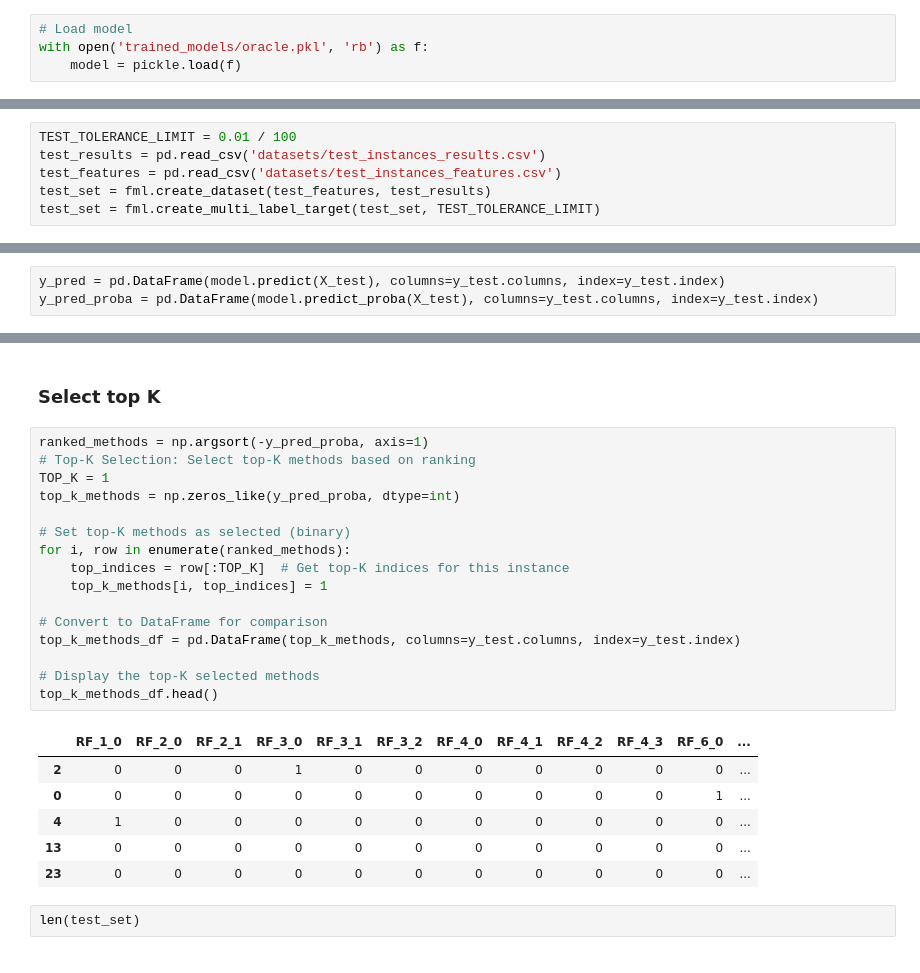
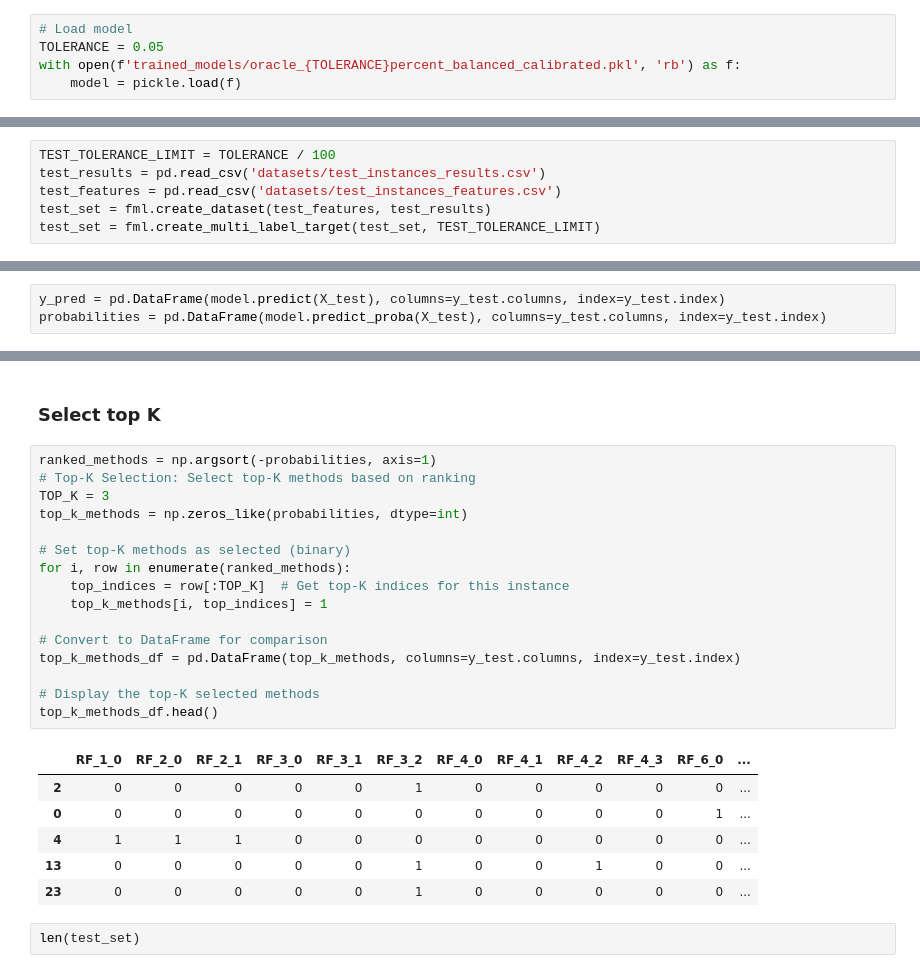
Before and after one commit to lucasgmalheiros/tcc-relax-and-fix, a Jupyter notebook: predict_heuristics/test_multi_label_classification.ipynb, the cells around one changed output, grey strips where cells are left out. Saved outputs shown, nothing was run; the diff lists cells and outputs as text.

```diff
--- a/predict_heuristics/test_multi_label_classification.ipynb
+++ b/predict_heuristics/test_multi_label_classification.ipynb
@@ -10,12 +10,13 @@ Depois posso separar uma análise para problemas que não haviam no teste (30 pl
 # Oracle
 # %%
 # Load model
-with open('trained_models/oracle.pkl', 'rb') as f:
+TOLERANCE = 0.05
+with open(f'trained_models/oracle_{TOLERANCE}percent_balanced_calibrated.pkl', 'rb') as f:
     model = pickle.load(f)
 # %% [markdown]
 # Test set ("new instances")
 # %%
-TEST_TOLERANCE_LIMIT = 0.01 / 100
+TEST_TOLERANCE_LIMIT = TOLERANCE / 100
 test_results = pd.read_csv('datasets/test_instances_results.csv')
 test_features = pd.read_csv('datasets/test_instances_features.csv')
 test_set = fml.create_dataset(test_features, test_results)
@@ -51,7 +52,7 @@ y_test = test_set[target_cols]
 ## Predict
 # %%
 y_pred = pd.DataFrame(model.predict(X_test), columns=y_test.columns, index=y_test.index)
-y_pred_proba = pd.DataFrame(model.predict_proba(X_test), columns=y_test.columns, index=y_test.index)
+probabilities = pd.DataFrame(model.predict_proba(X_test), columns=y_test.columns, index=y_test.index)
 # %%
 hamming = hamming_loss(y_test, y_pred)
 print("Hamming Loss:", hamming)
@@ -156,28 +157,28 @@ method_evaluation_results_df
 # %% [markdown]
 ### Select top K
 # %%
-ranked_methods = np.argsort(-y_pred_proba, axis=1)
+ranked_methods = np.argsort(-probabilities, axis=1)
 # Top-K Selection: Select top-K methods based on ranking
-TOP_K = 1
-top_k_methods = np.zeros_like(y_pred_proba, dtype=int)
+TOP_K = 3
+top_k_methods = np.zeros_like(probabilities, dtype=int)
 
 # Set top-K methods as selected (binary)
 for i, row in enumerate(ranked_methods):
     top_indices = row[:TOP_K]  # Get top-K indices for this instance
     top_k_methods[i, top_indices] = 1
 
 # Convert to DataFrame for comparison
 top_k_methods_df = pd.DataFrame(top_k_methods, columns=y_test.columns, index=y_test.index)
 
 # Display the top-K selected methods
 top_k_methods_df.head()
 # %% [output]
 |  | RF_1_0 | RF_2_0 | RF_2_1 | RF_3_0 | RF_3_1 | RF_3_2 | RF_4_0 | RF_4_1 | RF_4_2 | RF_4_3 | RF_6_0 | ... |
-| 2 | 0 | 0 | 0 | 1 | 0 | 0 | 0 | 0 | 0 | 0 | 0 | ... |
+| 2 | 0 | 0 | 0 | 0 | 0 | 1 | 0 | 0 | 0 | 0 | 0 | ... |
 | 0 | 0 | 0 | 0 | 0 | 0 | 0 | 0 | 0 | 0 | 0 | 1 | ... |
-| 4 | 1 | 0 | 0 | 0 | 0 | 0 | 0 | 0 | 0 | 0 | 0 | ... |
-| 13 | 0 | 0 | 0 | 0 | 0 | 0 | 0 | 0 | 0 | 0 | 0 | ... |
-| 23 | 0 | 0 | 0 | 0 | 0 | 0 | 0 | 0 | 0 | 0 | 0 | ... |
+| 4 | 1 | 1 | 1 | 0 | 0 | 0 | 0 | 0 | 0 | 0 | 0 | ... |
+| 13 | 0 | 0 | 0 | 0 | 0 | 1 | 0 | 0 | 1 | 0 | 0 | ... |
+| 23 | 0 | 0 | 0 | 0 | 0 | 1 | 0 | 0 | 0 | 0 | 0 | ... |
 # %%
 len(test_set)
 # %% [output]
```
Also changed, not shown: parts of 7 cells of this notebook, 11 other files.
